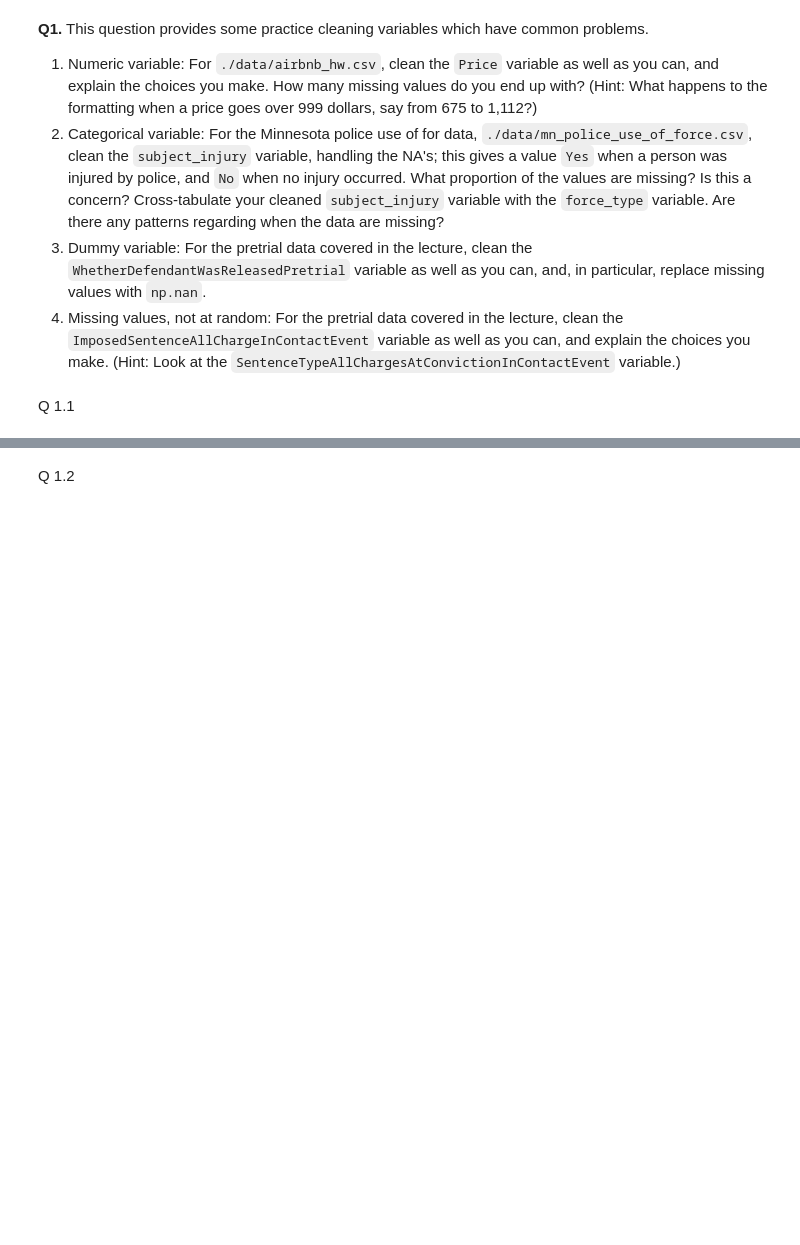
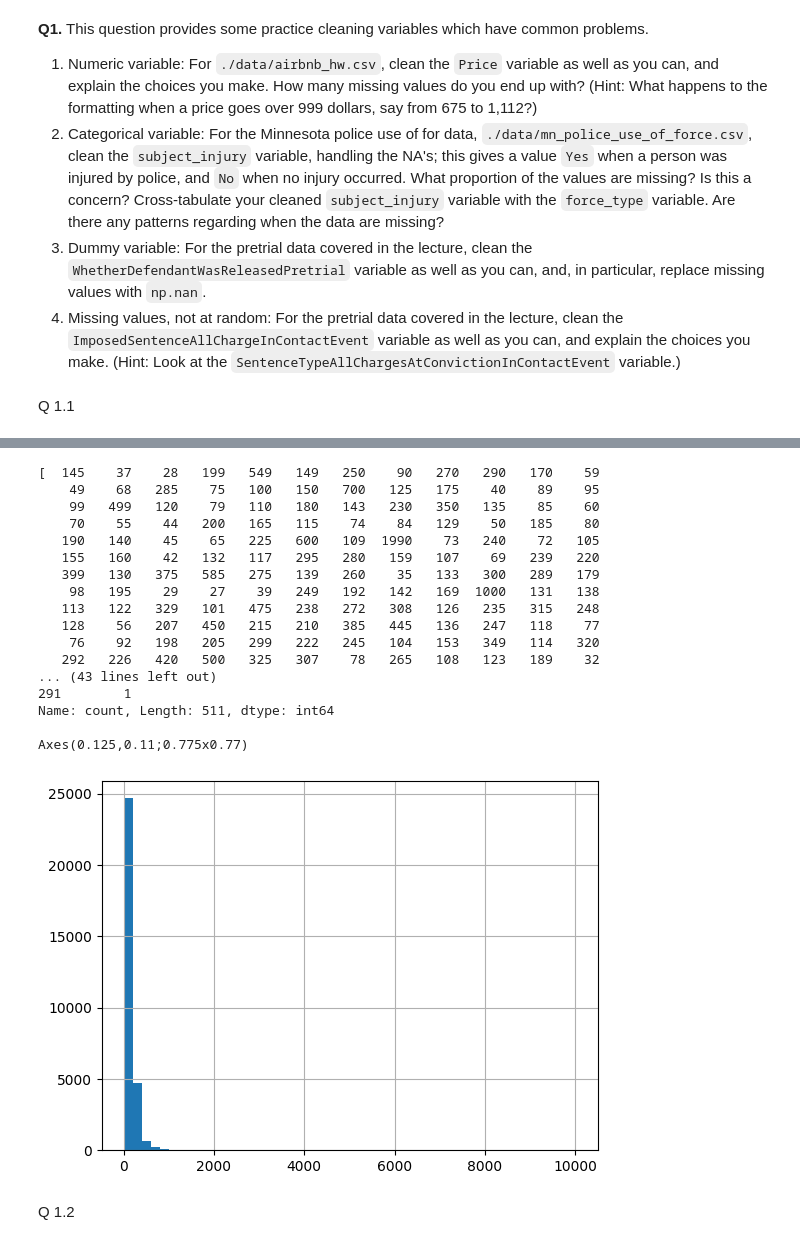
Before and after one commit to kpunsalan8/DS-3001-wrangling, a Jupyter notebook: assignment/assignment.ipynb, the cells around one changed output, grey strips where cells are left out. Cells and saved outputs as stored; diff of their text form; code cells hidden in the pictures; blank space fills up the shorter version.

```diff
--- a/assignment/assignment.ipynb
+++ b/assignment/assignment.ipynb
@@ -22,0 +103,6 @@ df = pd.read_csv('./data/airbnb_hw.csv',low_memory=False)
+# %%
+# coerce variable to numeric
+var = 'Price'
+df[var] = pd.to_numeric(df[var], errors='coerce')
+
+print('After coercion: \n', df[var].describe(),'\n')
@@ -23,3 +120,27 @@ df = pd.read_csv('./data/airbnb_hw.csv',low_memory=False)
+# %%
+var = 'Price'
+print(df[var].unique(),'\n') # list of unique values
+print(df[var].value_counts(), '\n') # number of times each unique value occurs
+print(df[var].hist(bins = 50)) # see value counts as bar graph
+# %% [output]
+[  145    37    28   199   549   149   250    90   270   290   170    59
+    49    68   285    75   100   150   700   125   175    40    89    95
+    99   499   120    79   110   180   143   230   350   135    85    60
+    70    55    44   200   165   115    74    84   129    50   185    80
+   190   140    45    65   225   600   109  1990    73   240    72   105
+   155   160    42   132   117   295   280   159   107    69   239   220
+   399   130   375   585   275   139   260    35   133   300   289   179
+    98   195    29    27    39   249   192   142   169  1000   131   138
+   113   122   329   101   475   238   272   308   126   235   315   248
+   128    56   207   450   215   210   385   445   136   247   118    77
+    76    92   198   205   299   222   245   104   153   349   114   320
+   292   226   420   500   325   307    78   265   108   123   189    32
+... (43 lines left out)
+291        1
+Name: count, Length: 511, dtype: int64
+
+Axes(0.125,0.11;0.775x0.77)
+[figure, added]
 # %% [markdown]
 Q 1.2
 # %%
```
Also changed, not shown: parts of 7 cells of this notebook.
